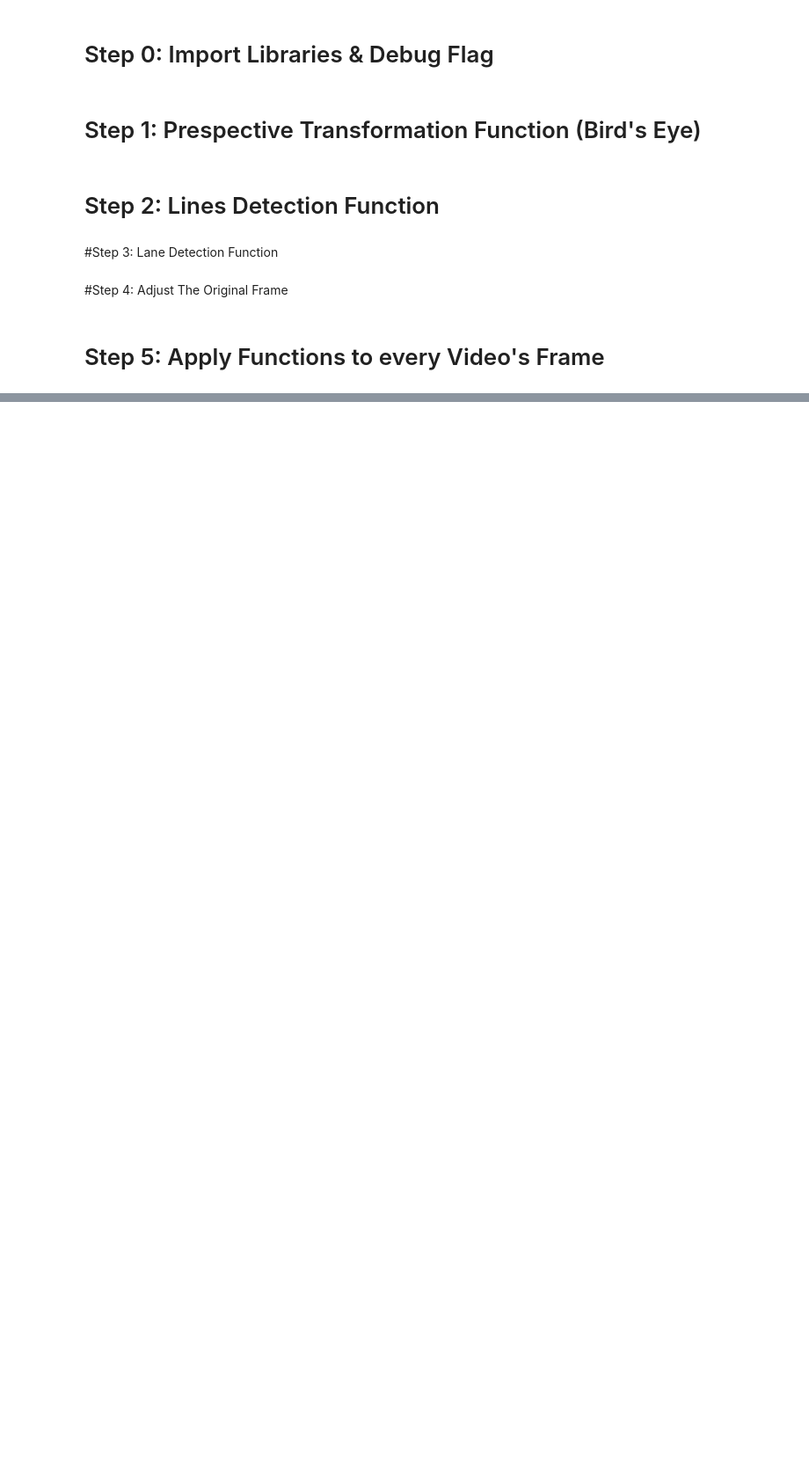
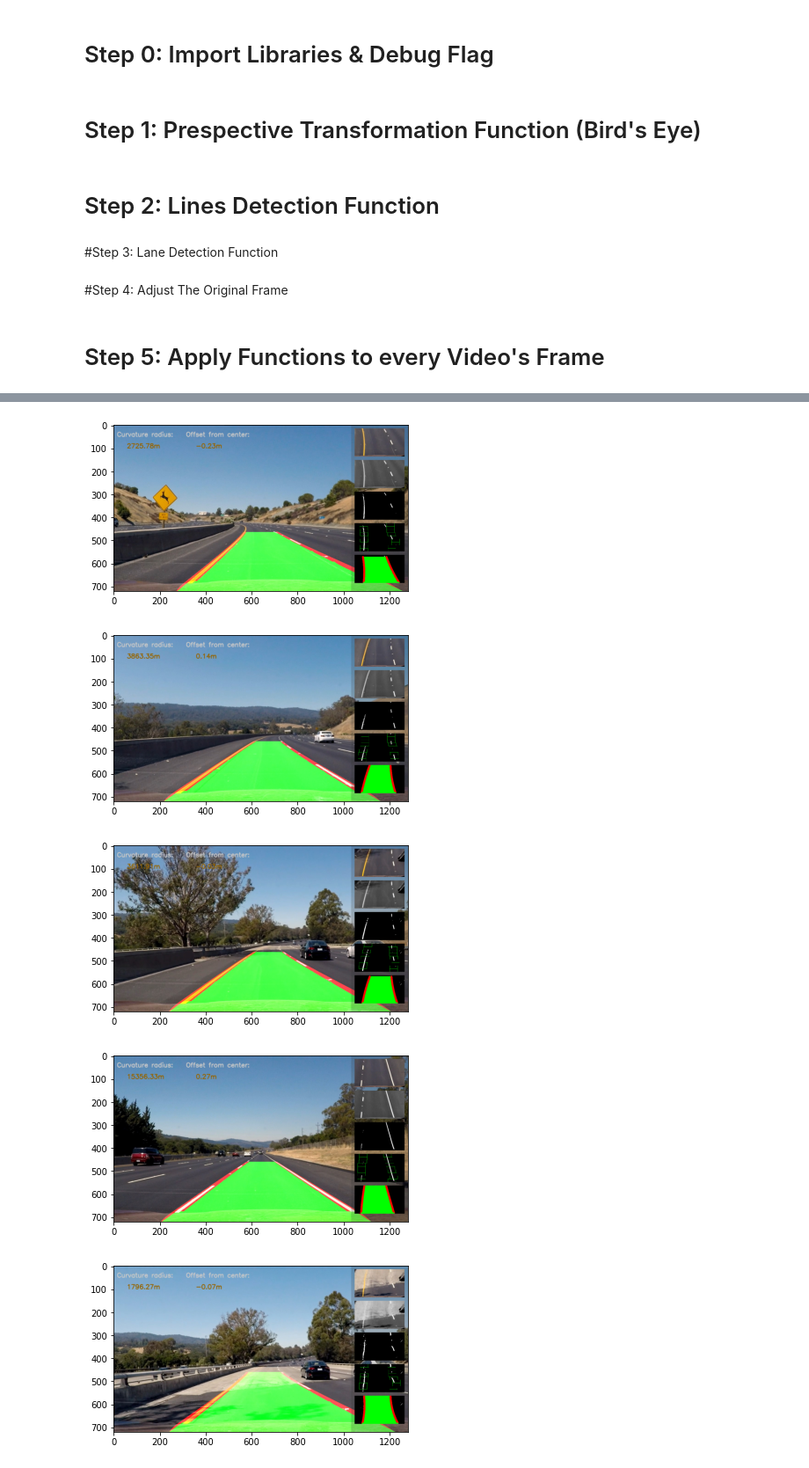
Before and after one commit to IamKaimo/PathDetection-Phase1, a Jupyter notebook: ImageProject_P1.ipynb, the cells around one changed output, grey strips where cells are left out. Shown at 88% size. Drawn from its saved outputs; the diff is of its cells as text; code cells hidden in the pictures; blank space fills up the shorter version.

Commit message:
Added Test Cells (Images + Videos)

```diff
--- a/ImageProject_P1.ipynb
+++ b/ImageProject_P1.ipynb
@@ -323,6 +325,5 @@ def process_image(img):
     reverse_view_img = bird_backward(highlight_lane_img)
     final_img = cv2.addWeighted(img, 1, reverse_view_img, 1, 0)
     #Step Five: Show Step By Step Frame, Curvature, and Distance of Center (((IF THE DEBUG FLAG EQUALS ONE)))
-    if(debug == 1):
-      final_img = prepare_frame(final_img, bird_img, gray_img, lines_img, window_img, highlight_lane_img, Lc,Rc, pos )
+    final_img = prepare_frame(final_img, bird_img, gray_img, lines_img, window_img, highlight_lane_img, Lc,Rc, pos, debug)
     return final_img
@@ -338,0 +347,14 @@ out_clip.write_videofile("out_{}_video.mp4".format(video[index]), audio=False)
+# %%
+debug = 1  #FLAG
+
+images = glob.glob('./test_images/*.jpg')
+for fname in images:
+        img = plt.imread(fname)
+        plt.imshow(process_image(img))
+        plt.show()
+# %% [output]
+[figure, added]
+[figure, added]
+[figure, added]
+[figure, added]
+[figure, added]
```
Also changed, not shown: parts of 6 cells of this notebook, 10 other files.
